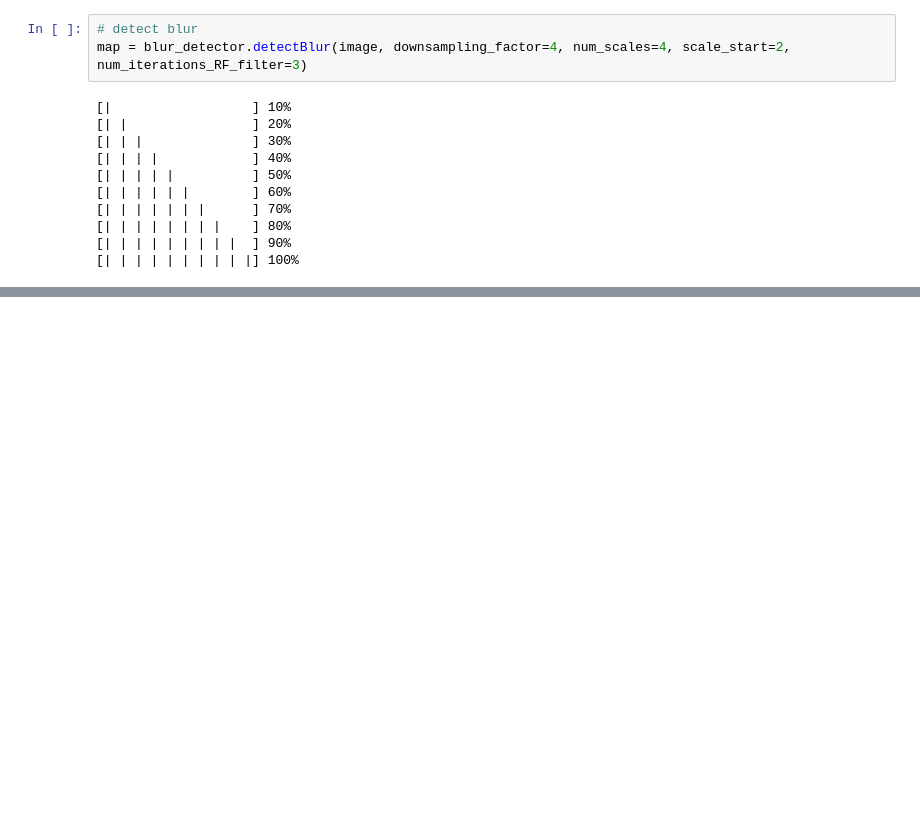
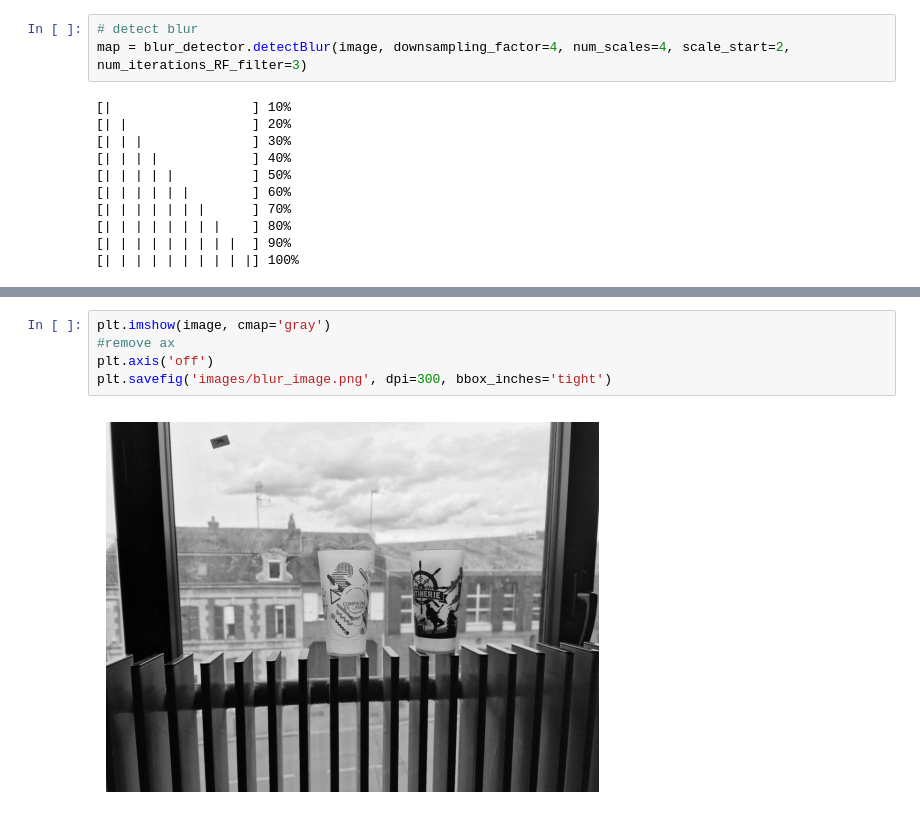
Before and after one commit to pierreadorni/ecocup_detection, a Jupyter notebook: blur_detection.ipynb, the cells around one changed output, grey strips where cells are left out. Drawn from its saved outputs; the diff is of its cells as text; blank space fills up the shorter version.

```diff
--- a/blur_detection.ipynb
+++ b/blur_detection.ipynb
@@ -33,3 +34,10 @@ Text(0.5, 1.0, 'Blur map')
+# %%
+plt.imshow(image, cmap='gray')
+#remove ax
+plt.axis('off')
+plt.savefig('images/blur_image.png', dpi=300, bbox_inches='tight')
+# %% [output]
+[figure, added]
 # %%
 # plot blur map over image
 fig, ax = plt.subplots(1, 1, figsize=(5, 5))
```
Also changed, not shown: parts of 4 cells of this notebook, 8 other files.
